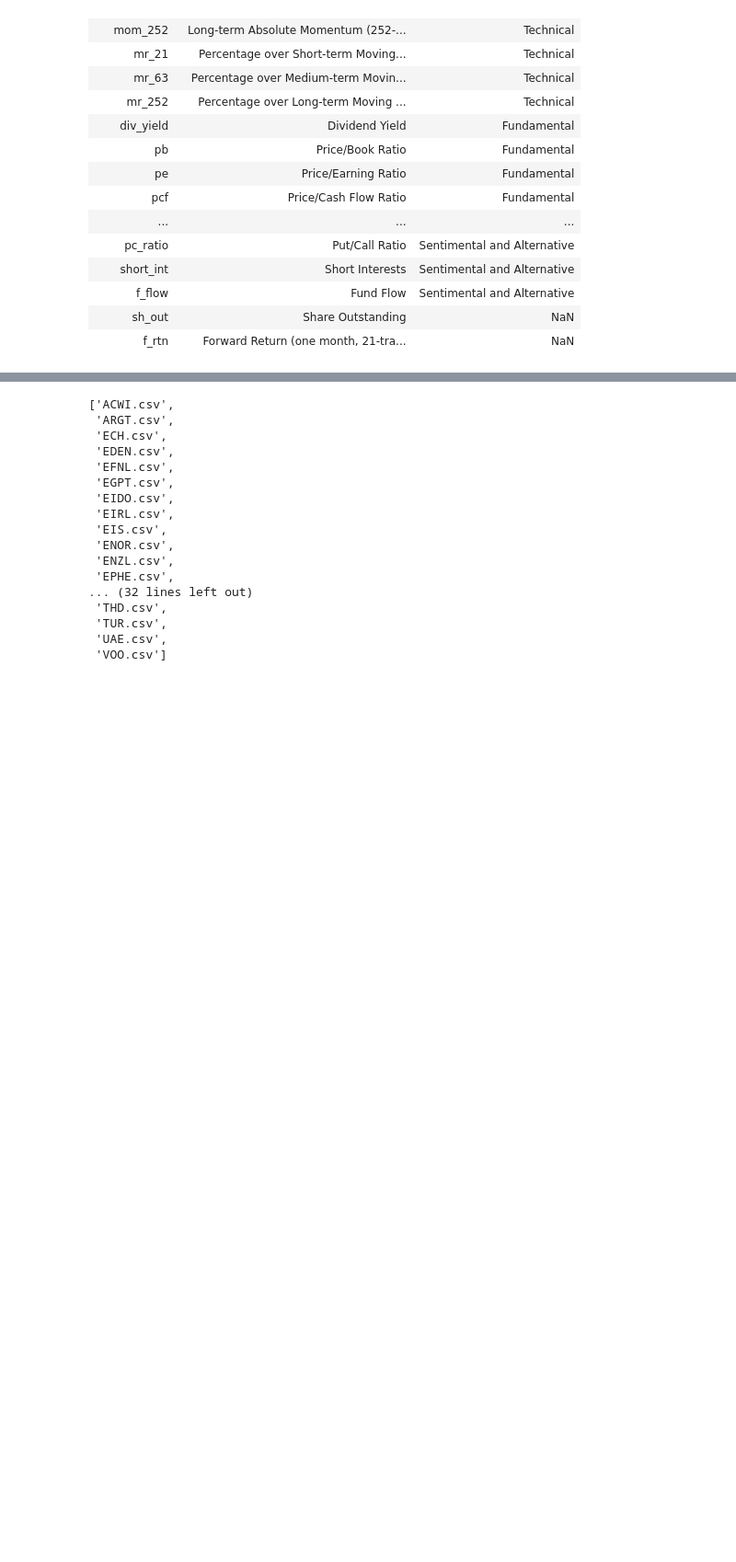
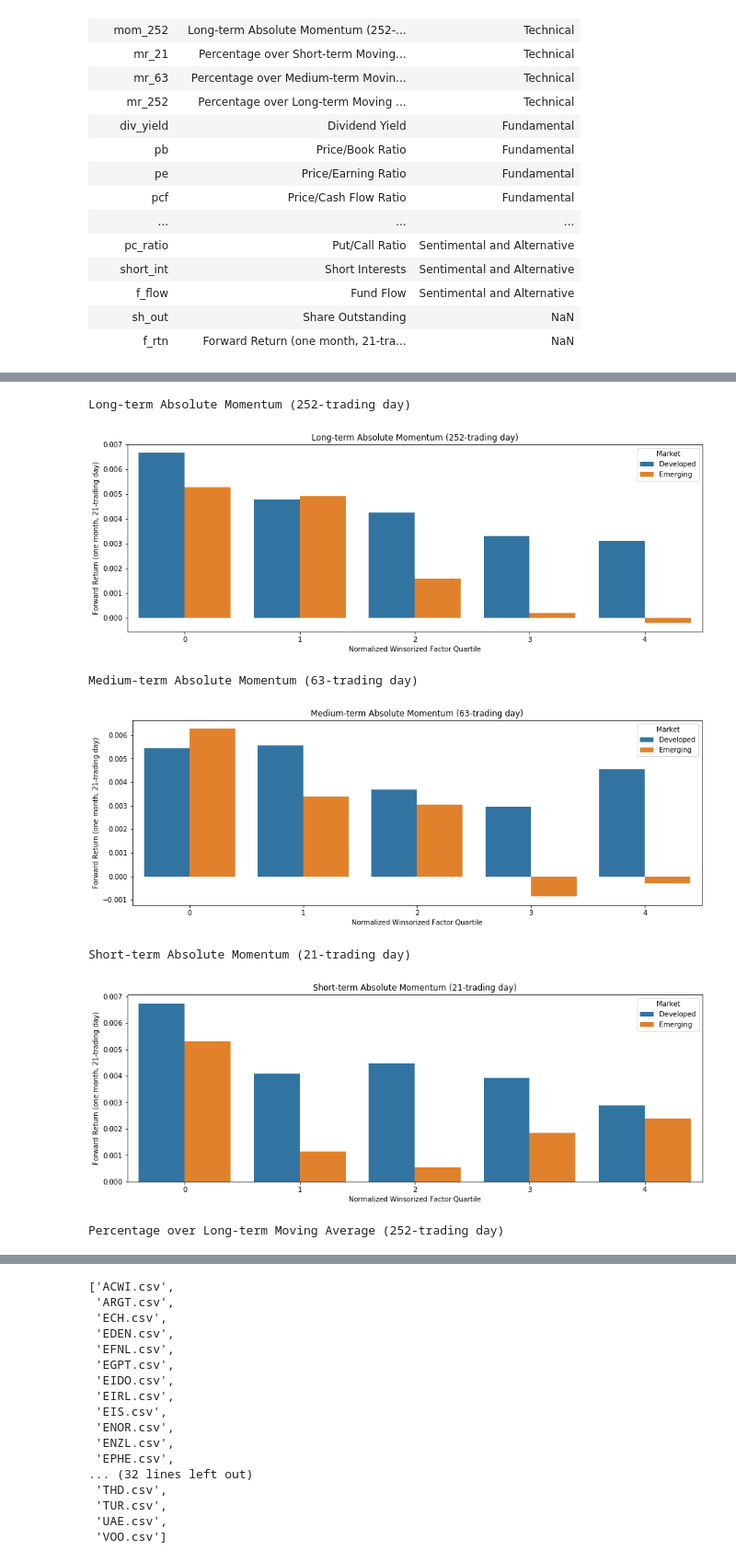
Before and after one commit to xlinGithub/Quantitative-Country-ETF-Trading-Strategy, a Jupyter notebook: factor analysis.ipynb, the cells around one changed output, grey strips where cells are left out. Shown at 92% size. Cells and saved outputs as stored; diff of their text form; code cells hidden in the pictures; blank space fills up the shorter version.

Commit message:
updated factor analysis

```diff
--- a/factor analysis.ipynb
+++ b/factor analysis.ipynb
@@ -55,9 +55,6 @@ factor_description
 | f_rtn | Forward Return (one month, 21-tra... | NaN |
 # %%
 #specified factor and date
-factor_to_analyze = 'mom_252'
-description_factor_to_analyze = factor_description.loc[factor_to_analyze, 'Name']
-print(description_factor_to_analyze)
 start_date_train = '2015-01-01'
 end_date_train = '2018-12-31'
 start_date_test = '2019-01-01'
@@ -65,29 +64,56 @@ end_date_test = '2019-12-31'
+# %%
+factors = ['mom_252', 'mom_63', 'mom_21',
+           'mr_252', 'mr_63', 'mr_21']
 # %%
-#list all etf in datafrome
-all_etf_combined_df = pd.DataFrame()
+for factor_to_analyze in factors:
+    description_factor_to_analyze = factor_description.loc[factor_to_analyze, 'Name']
+    print(description_factor_to_analyze)
 
-#going throw each etf forward return
-for file in os.listdir('forward return'):
-    fr_df = pd.read_csv('forward return/'+file, index_col='Date')
-    fr_df['Ticker'] = file[:-4]
-    try:
-        factor_df = pd.read_csv('factor data/'+factor_to_analyze+'/'+file[:-4]+'.csv', index_col='Date')
-        combined_df = fr_df.join(factor_df).rename({factor_to_analyze: 'Factor'}, axis=1)
-        combined_df['Factor'] = combined_df['Factor'].fillna(method='ffill')
-        all_etf_combined_df = pd.concat([all_etf_combined_df, combined_df.dropna().reset_index()], axis=0, ignore_index=True)
-    except:
-        continue
+    #list all etf in datafrome
+    all_etf_combined_df = pd.DataFrame()
 
-all_etf_combined_df = all_etf_combined_df.join(all_tickers.set_index('Ticker'), on='Ticker').dropna()
-all_etf_combined_df = all_etf_combined_df.sort_values(['Date', 'Market', 'Ticker']).set_index(['Date', 'Market', 'Ticker'])[start_date_train:end_date_train]
-all_etf_combined_df['Winsorized Factor'] = np.nan
-all_etf_combined_df['Normalized Winsorized Factor'] = np.nan
-all_etf_combined_df['Normalized Winsorized Factor Quartile'] = -1
+    #going throw each etf forward return
+    for file in os.listdir('forward return'):
+        fr_df = pd.read_csv('forward return/'+file, index_col='Date')
+        fr_df['Ticker'] = file[:-4]
+        try:
+            factor_df = pd.read_csv('factor data/'+factor_to_analyze+'/'+file[:-4]+'.csv', index_col='Date')
+            combined_df = fr_df.join(factor_df).rename({factor_to_analyze: 'Factor'}, axis=1)
+            combined_df['Factor'] = combined_df['Factor'].fillna(method='ffill')
+            all_etf_combined_df = pd.concat([all_etf_combined_df, combined_df.dropna().reset_index()], axis=0, ignore_index=True)
+        except:
+            continue
 
-#combine all factors
-for date in all_etf_combined_df.index.get_level_values(0).unique():
-    for market in ['Developed', 'Emerging']:
-        n_etf = all_etf_combined_df.loc[date].loc[market].shape[0]
-        all_etf_combined_df.loc[date].loc[market]['Winsorized Factor'] = winsorize(all_etf_combined_df.loc[date].loc[market]['Factor'], limits=1/n_etf*2)
-        all_etf_combined_df.loc[date].loc[market]['Normalized Winsorized Factor'] = zscore(all_etf_combined_df.loc[date].loc[market]['Winsorized Factor'])
-        all_etf_combined_df.loc[date].loc[market]['Normalized Winsorized Factor Quartile'] = pd.qcut(all_etf_combined_df.loc[date].loc[market]['Normalized Winsorized Factor'], 5, labels=False)
+    all_etf_combined_df = all_etf_combined_df.join(all_tickers.set_index('Ticker'), on='Ticker').dropna()
+    all_etf_combined_df = all_etf_combined_df.sort_values(['Date', 'Market', 'Ticker']).set_index(['Date', 'Market', 'Ticker'])[start_date_train:end_date_train]
+    all_etf_combined_df['Winsorized Factor'] = np.nan
+    all_etf_combined_df['Normalized Winsorized Factor'] = np.nan
+    all_etf_combined_df['Normalized Winsorized Factor Quartile'] = -1
+
+    #combine all factors
+    for date in all_etf_combined_df.index.get_level_values(0).unique():
+        for market in ['Developed', 'Emerging']:
+            n_etf = all_etf_combined_df.loc[date].loc[market].shape[0]
+            all_etf_combined_df.loc[date].loc[market]['Winsorized Factor'] = winsorize(all_etf_combined_df.loc[date].loc[market]['Factor'], limits=1/n_etf*2)
+            all_etf_combined_df.loc[date].loc[market]['Normalized Winsorized Factor'] = zscore(all_etf_combined_df.loc[date].loc[market]['Winsorized Factor'])
+            all_etf_combined_df.loc[date].loc[market]['Normalized Winsorized Factor Quartile'] = pd.qcut(all_etf_combined_df.loc[date].loc[market]['Normalized Winsorized Factor'], 5, labels=False)
+    # all_etf_combined_df.loc['2015-01-02'].drop('f_rtn', axis=1)
+    #factor quantile study by developed and emerging market
+    summary_df = all_etf_combined_df.reset_index().groupby(['Market', 'Normalized Winsorized Factor Quartile']).mean()[['f_rtn']]
+    plt.figure(figsize=(15, 5))
+    sns.barplot(x='Normalized Winsorized Factor Quartile',
+                y='Forward Return (one month, 21-trading day)',
+                hue='Market',
+                data=summary_df.reset_index().rename(factor_description['Name'].to_dict(), axis=1))
+    plt.title(description_factor_to_analyze)
+    plt.savefig('factor analysis results/'+factor_to_analyze+'.png')
+    plt.show()
+    summary_df.rename(factor_description['Name'].to_dict(), axis=1).T.to_excel('factor analysis results/'+factor_to_analyze+'.xlsx')
+# %% [output]
+Long-term Absolute Momentum (252-trading day)
+[figure, added]
+Medium-term Absolute Momentum (63-trading day)
+[figure, added]
+Short-term Absolute Momentum (21-trading day)
+[figure, added]
+Percentage over Long-term Moving Average (252-trading day)
```
Also changed, not shown: parts of 14 cells of this notebook, 25 other files.
